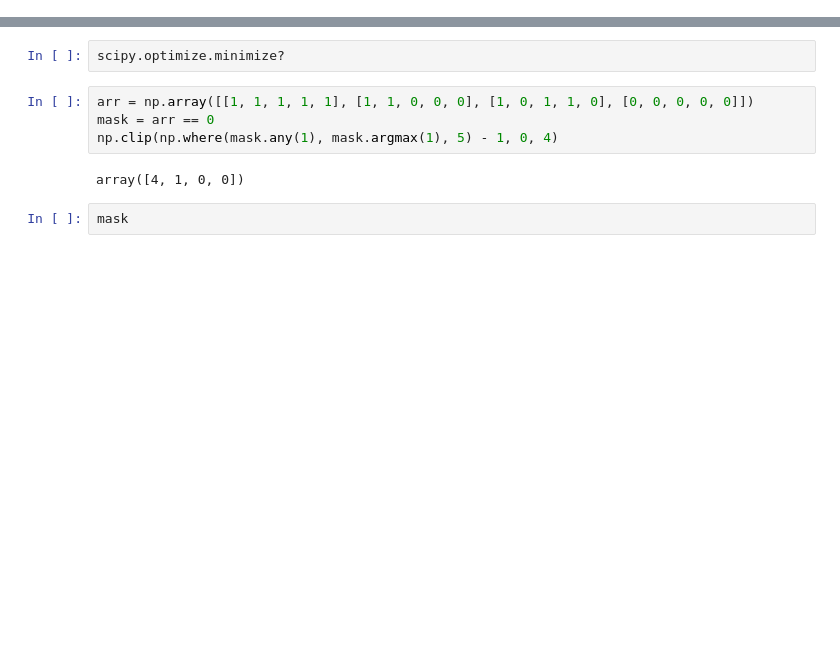
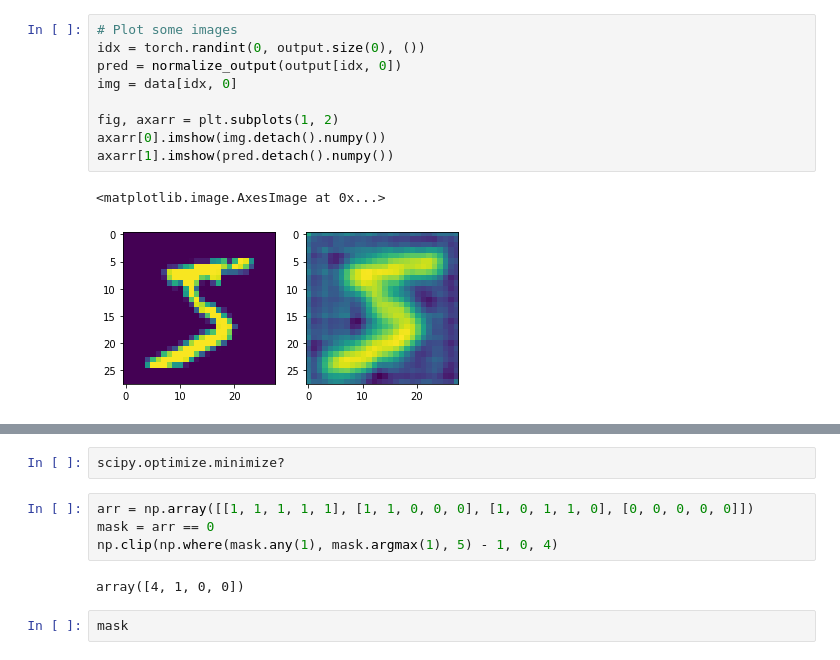
Before and after one commit to pyaf/Image-classification-pytorch, a Jupyter notebook: notebooks/test.ipynb, the cells around one changed output, grey strips where cells are left out. Drawn from its saved outputs; the diff is of its cells as text; blank space fills up the shorter version.

```diff
--- a/notebooks/test.ipynb
+++ b/notebooks/test.ipynb
@@ -27,0 +122,12 @@ os.environ['CUDA_VISIBLE_DEVICES']=""
+# %%
+# Plot some images
+idx = torch.randint(0, output.size(0), ())
+pred = normalize_output(output[idx, 0])
+img = data[idx, 0]
+
+fig, axarr = plt.subplots(1, 2)
+axarr[0].imshow(img.detach().numpy())
+axarr[1].imshow(pred.detach().numpy())
+# %% [output]
+<matplotlib.image.AxesImage at 0x...>
+[figure, added]
```
Also changed, not shown: parts of 34 cells of this notebook, 16 other files.
